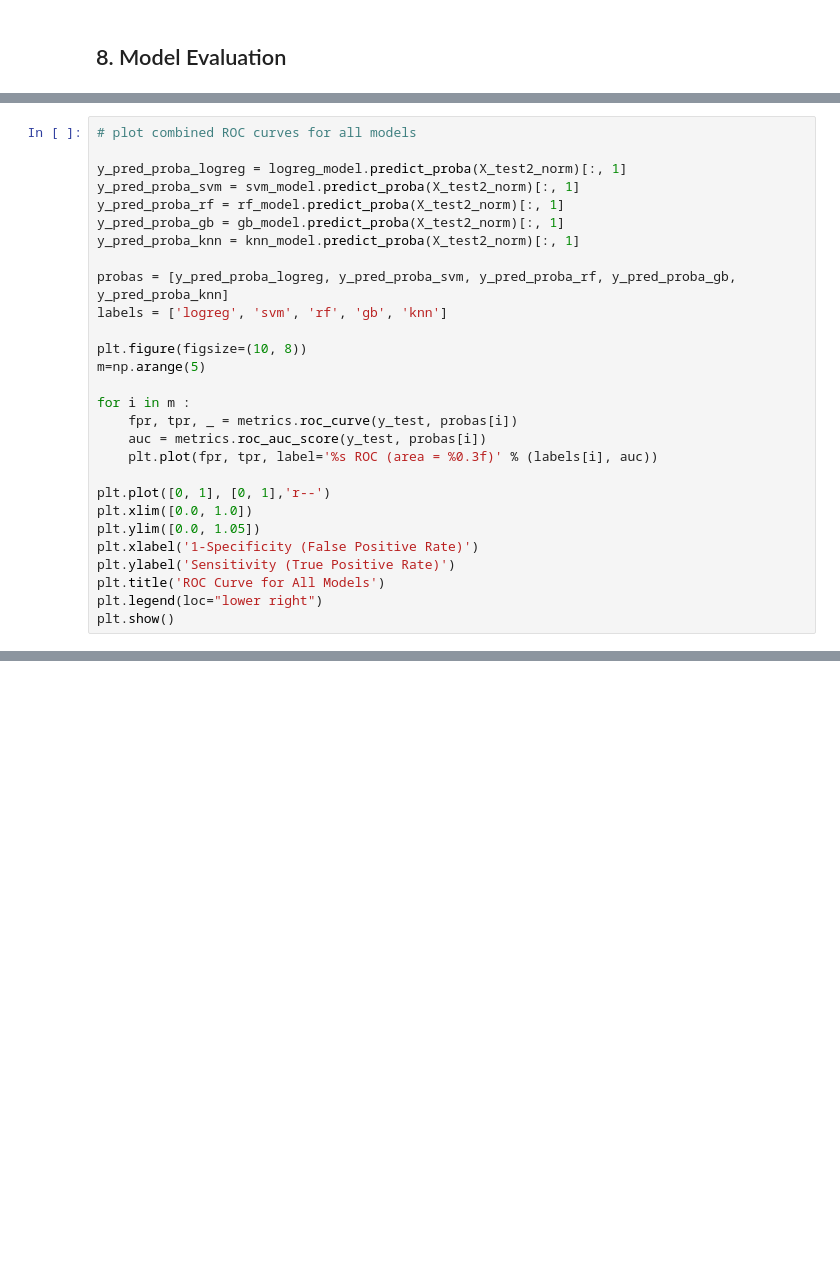
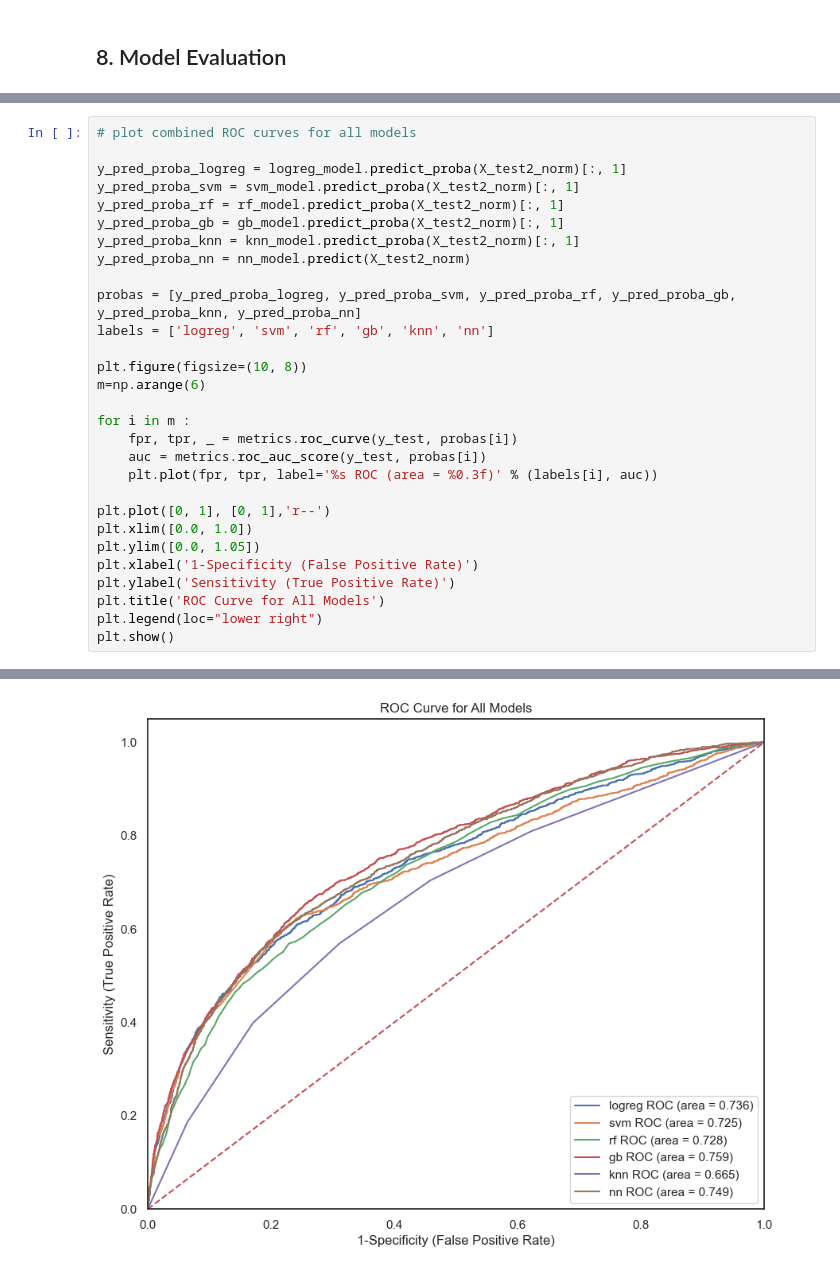
Before and after one commit to lihuicham/default-credit-card-clients-prediction, a Jupyter notebook: ProjectCode-Python.ipynb, the cells around one changed output, grey strips where cells are left out. Cells and saved outputs as stored; diff of their text form; blank space fills up the shorter version.

```diff
--- a/ProjectCode-Python.ipynb
+++ b/ProjectCode-Python.ipynb
@@ -1533,12 +1691,13 @@ y_pred_proba_svm = svm_model.predict_proba(X_test2_norm)[:, 1]
 y_pred_proba_rf = rf_model.predict_proba(X_test2_norm)[:, 1]
 y_pred_proba_gb = gb_model.predict_proba(X_test2_norm)[:, 1]
 y_pred_proba_knn = knn_model.predict_proba(X_test2_norm)[:, 1]
+y_pred_proba_nn = nn_model.predict(X_test2_norm)
 
-probas = [y_pred_proba_logreg, y_pred_proba_svm, y_pred_proba_rf, y_pred_proba_gb, y_pred_proba_knn]
-labels = ['logreg', 'svm', 'rf', 'gb', 'knn']
+probas = [y_pred_proba_logreg, y_pred_proba_svm, y_pred_proba_rf, y_pred_proba_gb, y_pred_proba_knn, y_pred_proba_nn]
+labels = ['logreg', 'svm', 'rf', 'gb', 'knn', 'nn']
 
 plt.figure(figsize=(10, 8))
-m=np.arange(5)
+m=np.arange(6)
 
 for i in m :
     fpr, tpr, _ = metrics.roc_curve(y_test, probas[i])
@@ -1553,3 +1712,4 @@ plt.ylabel('Sensitivity (True Positive Rate)')
 plt.title('ROC Curve for All Models')
 plt.legend(loc="lower right")
 plt.show()
+# %% [output]
@@ -1555,0 +1717 @@ plt.show()
+[figure, added]
```
Also changed, not shown: parts of 46 cells of this notebook.
